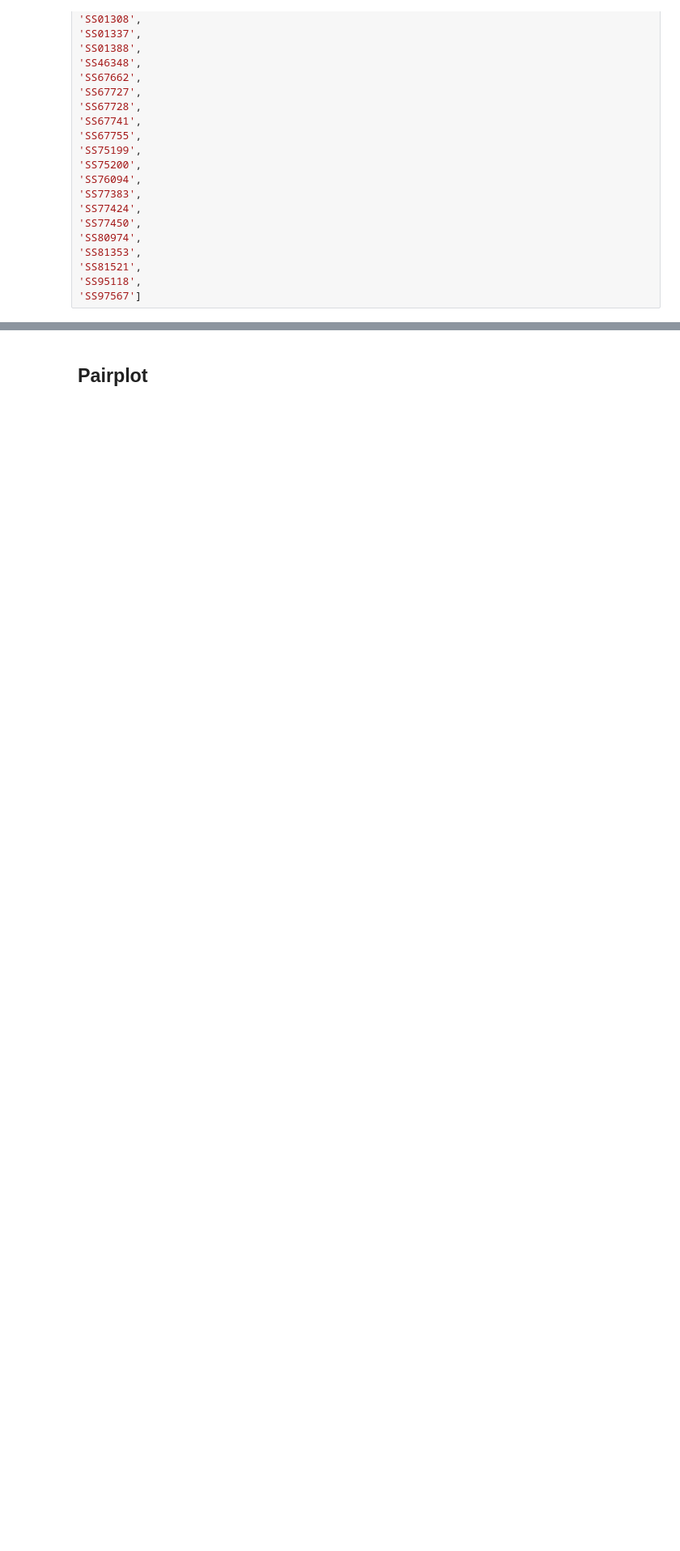
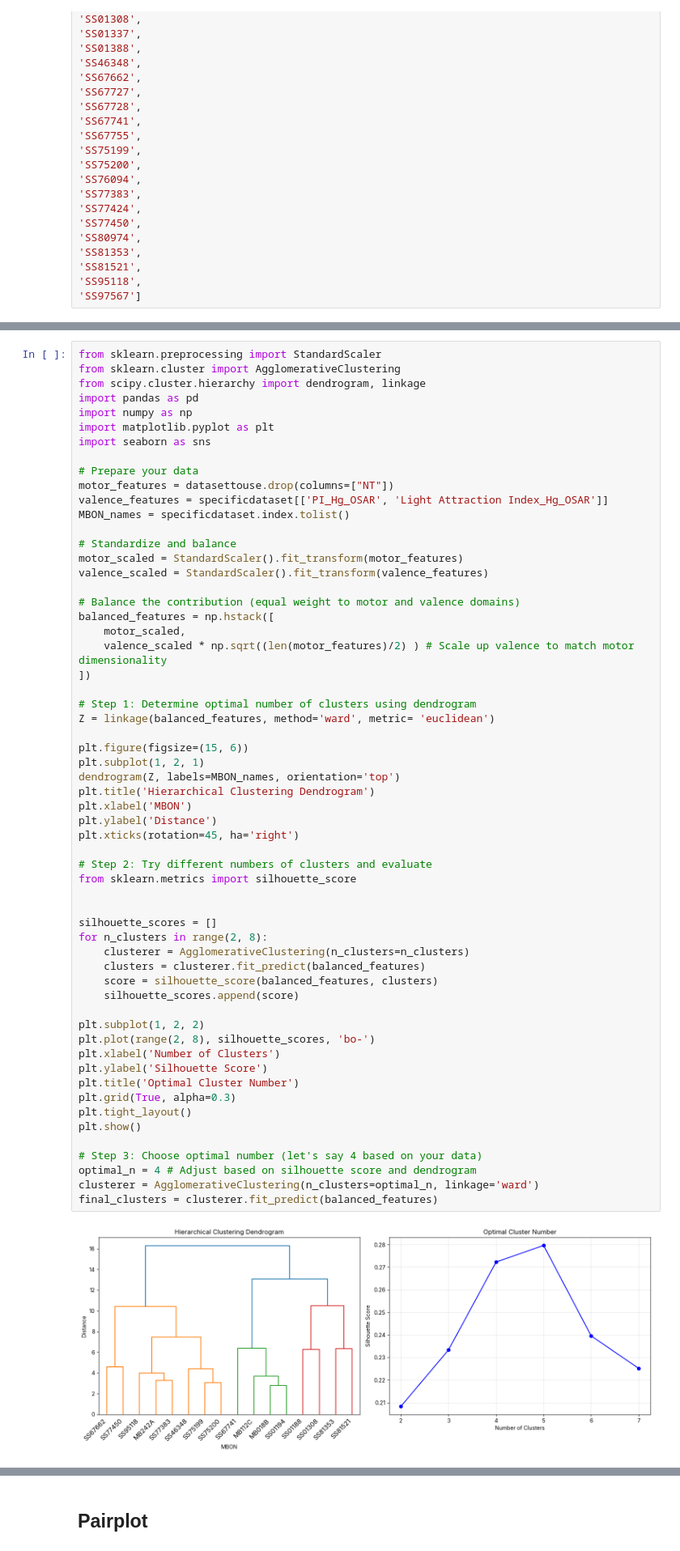
Before and after one commit to lnicole08/OSAR-Nicole-version, a Jupyter notebook: Falling-OSAR Clusteringrelated.ipynb, the cells around one changed output, grey strips where cells are left out. Shown at 81% size. Drawn from its saved outputs; the diff is of its cells as text; blank space fills up the shorter version.

```diff
--- a/Falling-OSAR Clusteringrelated.ipynb
+++ b/Falling-OSAR Clusteringrelated.ipynb
@@ -368,0 +426,61 @@ elif mode == "all":
+# %%
+from sklearn.preprocessing import StandardScaler
+from sklearn.cluster import AgglomerativeClustering
+from scipy.cluster.hierarchy import dendrogram, linkage
+import pandas as pd
+import numpy as np
+import matplotlib.pyplot as plt
+import seaborn as sns
+
+# Prepare your data
+motor_features = datasettouse.drop(columns=["NT"])
+valence_features = specificdataset[['PI_Hg_OSAR', 'Light Attraction Index_Hg_OSAR']]
+MBON_names = specificdataset.index.tolist()
+
+# Standardize and balance
+motor_scaled = StandardScaler().fit_transform(motor_features)
+valence_scaled = StandardScaler().fit_transform(valence_features)
+
+# Balance the contribution (equal weight to motor and valence domains)
+balanced_features = np.hstack([
+    motor_scaled,
+    valence_scaled * np.sqrt((len(motor_features)/2) ) # Scale up valence to match motor dimensionality
+])
+
+# Step 1: Determine optimal number of clusters using dendrogram
+Z = linkage(balanced_features, method='ward', metric= 'euclidean')
+
+plt.figure(figsize=(15, 6))
+plt.subplot(1, 2, 1)
+dendrogram(Z, labels=MBON_names, orientation='top')
+plt.title('Hierarchical Clustering Dendrogram')
+plt.xlabel('MBON')
+plt.ylabel('Distance')
+plt.xticks(rotation=45, ha='right')
+
+# Step 2: Try different numbers of clusters and evaluate
+from sklearn.metrics import silhouette_score
+
+
+silhouette_scores = []
+for n_clusters in range(2, 8):
+    clusterer = AgglomerativeClustering(n_clusters=n_clusters)
+    clusters = clusterer.fit_predict(balanced_features)
+    score = silhouette_score(balanced_features, clusters)
+    silhouette_scores.append(score)
+
+plt.subplot(1, 2, 2)
+plt.plot(range(2, 8), silhouette_scores, 'bo-')
+plt.xlabel('Number of Clusters')
+plt.ylabel('Silhouette Score')
+plt.title('Optimal Cluster Number')
+plt.grid(True, alpha=0.3)
+plt.tight_layout()
+plt.show()
+
+# Step 3: Choose optimal number (let's say 4 based on your data)
+optimal_n = 4 # Adjust based on silhouette score and dendrogram
+clusterer = AgglomerativeClustering(n_clusters=optimal_n, linkage='ward')
+final_clusters = clusterer.fit_predict(balanced_features)
+# %% [output]
+[figure, added]
```
Also changed, not shown: parts of 30 cells of this notebook, 3 other files.
